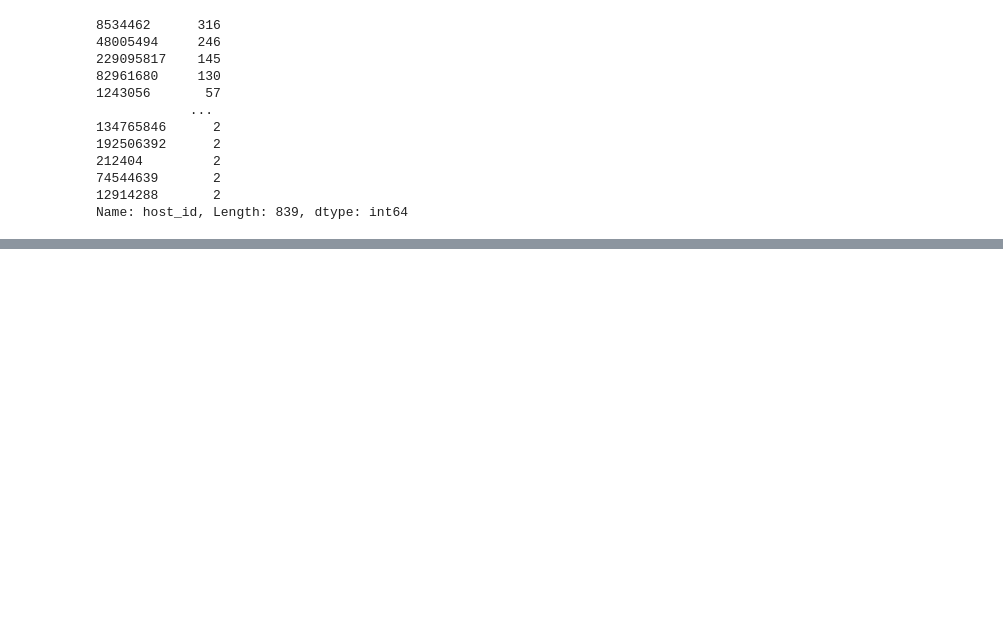
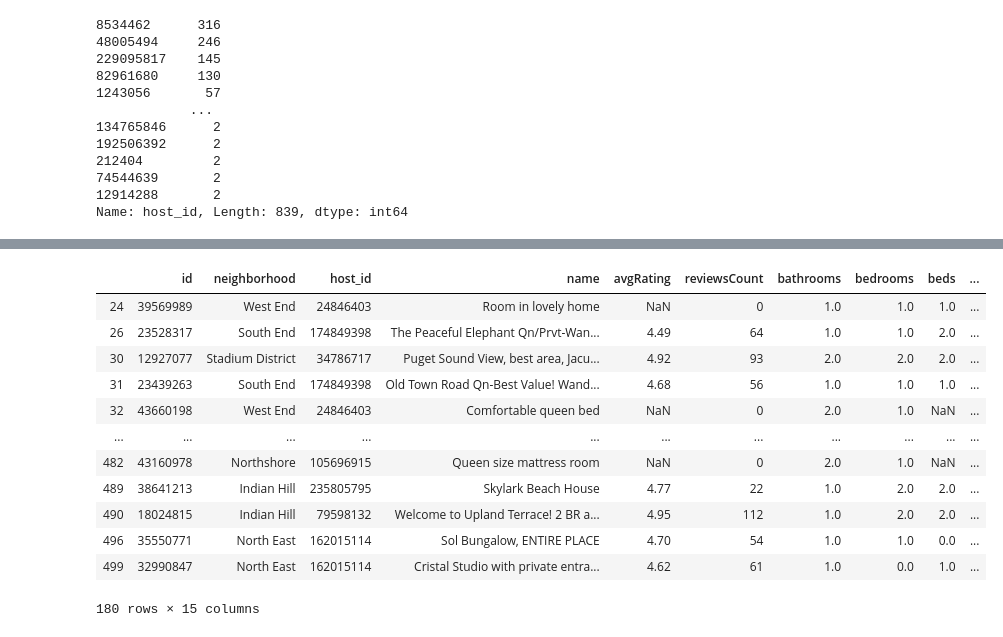
Before and after one commit to isaac-campbell-smith/AirBNB_Rentals, a Jupyter notebook: EDA.ipynb, the cells around one changed output, grey strips where cells are left out. Cells and saved outputs as stored; diff of their text form; code cells hidden in the pictures; blank space fills up the shorter version.

```diff
--- a/EDA.ipynb
+++ b/EDA.ipynb
@@ -142,0 +202,16 @@ Name: host_id, Length: 839, dtype: int64
+# %%
+tacoma_listings[tacoma_listings.duplicated(subset='host_id')]
+# %% [output]
+|  | id | neighborhood | host_id | name | avgRating | reviewsCount | bathrooms | bedrooms | beds | ... |
+| 24 | 39569989 | West End | 24846403 | Room in lovely home | NaN | 0 | 1.0 | 1.0 | 1.0 | ... |
+| 26 | 23528317 | South End | 174849398 | The Peaceful Elephant Qn/Prvt-Wan... | 4.49 | 64 | 1.0 | 1.0 | 2.0 | ... |
+| 30 | 12927077 | Stadium District | 34786717 | Puget Sound View, best area, Jacu... | 4.92 | 93 | 2.0 | 2.0 | 2.0 | ... |
+| 31 | 23439263 | South End | 174849398 | Old Town Road Qn-Best Value! Wand... | 4.68 | 56 | 1.0 | 1.0 | 1.0 | ... |
+| 32 | 43660198 | West End | 24846403 | Comfortable queen bed | NaN | 0 | 2.0 | 1.0 | NaN | ... |
+| ... | ... | ... | ... | ... | ... | ... | ... | ... | ... | ... |
+| 482 | 43160978 | Northshore | 105696915 | Queen size mattress room | NaN | 0 | 2.0 | 1.0 | NaN | ... |
+| 489 | 38641213 | Indian Hill | 235805795 | Skylark Beach House | 4.77 | 22 | 1.0 | 2.0 | 2.0 | ... |
+| 490 | 18024815 | Indian Hill | 79598132 | Welcome to Upland Terrace! 2 BR a... | 4.95 | 112 | 1.0 | 2.0 | 2.0 | ... |
+| 496 | 35550771 | North East | 162015114 | Sol Bungalow, ENTIRE PLACE | 4.70 | 54 | 1.0 | 1.0 | 0.0 | ... |
+| 499 | 32990847 | North East | 162015114 | Cristal Studio with private entra... | 4.62 | 61 | 1.0 | 0.0 | 1.0 | ... |
+180 rows × 15 columns
```
Also changed, not shown: parts of 9 cells of this notebook, 1 other file.
